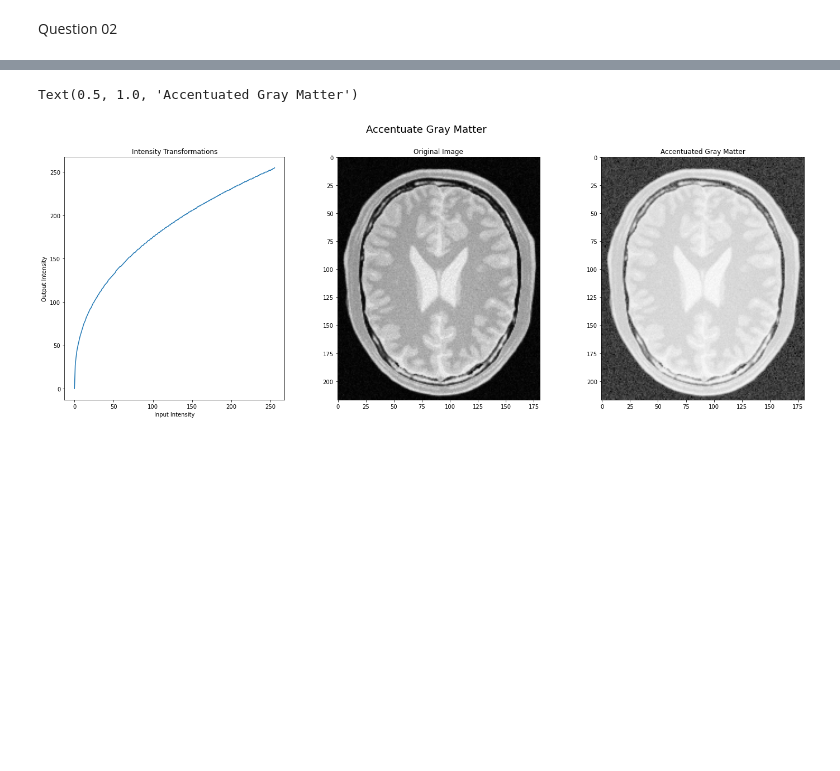
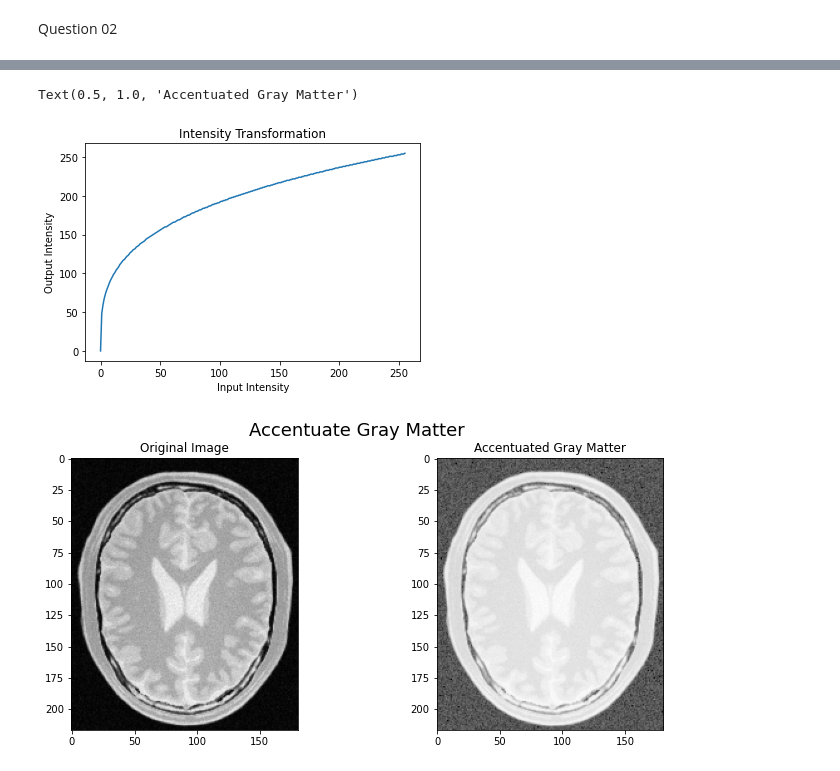
Before and after one commit to dakshinatharindu/Image-Processing, a Jupyter notebook: Assignment-01/190622R_a01.ipynb, the cells around one changed output, grey strips where cells are left out. Cells and saved outputs as stored; diff of their text form; code cells hidden in the pictures; blank space fills up the shorter version.

```diff
--- a/Assignment-01/190622R_a01.ipynb
+++ b/Assignment-01/190622R_a01.ipynb
@@ -58,16 +63,22 @@ Text(0.5, 1.0, 'Accentuated White Matter')
 # %%
-gray_transform = np.array([((i / 255) ** 0.4) * 255 for i in range(0,256)],dtype=np.uint8)
+gray_transform = np.array([((i / 255) ** 0.3) * 255 for i in range(0,256)],dtype=np.uint8)
 gray_transformed_image = cv.LUT(im, gray_transform)
-fig, ax = plt.subplots(1, 3, figsize=(24, 8))
+
+fig, ax = plt.subplots()
+ax.plot(gray_transform)
+ax.set_title("Intensity Transformation")
+ax.set_xlabel("Input Intensity")
+ax.set_ylabel("Output Intensity")
+plt.show()
+
+fig, ax = plt.subplots(1, 2, figsize=(12, 5))
 fig.suptitle("Accentuate Gray Matter", fontsize=18)
-ax[0].plot(gray_transform)
-ax[0].set_title("Intensity Transformations")
-ax[0].set_xlabel("Input Intensity")
-ax[0].set_ylabel("Output Intensity")
-ax[1].imshow(im, cmap="gray", vmin=0, vmax=255)
-ax[1].set_title("Original Image")
-ax[2].imshow(gray_transformed_image, cmap="gray", vmin=0, vmax=255)
-ax[2].set_title("Accentuated Gray Matter")
+ax[0].imshow(im, cmap="gray", vmin=0, vmax=255)
+ax[0].set_title("Original Image")
+ax[1].imshow(gray_transformed_image, cmap="gray", vmin=0, vmax=255)
+ax[1].set_title("Accentuated Gray Matter")
+plt.show()
 # %% [output]
 Text(0.5, 1.0, 'Accentuated Gray Matter')
-[figure, old version]
+[figure, new version]
+[figure, added]
```
Also changed, not shown: parts of 4 cells of this notebook.
